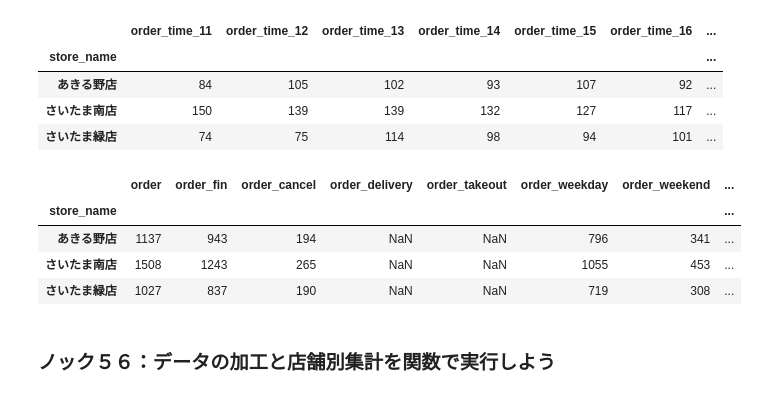
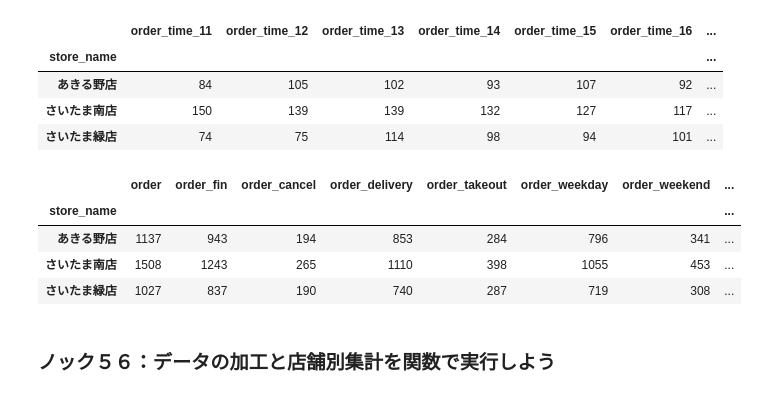
Before and after one commit to winuim/python-lm-system-100, a Jupyter notebook: chapter-6/chapter-6.ipynb, the cells around one changed output. Saved outputs shown, nothing was run; the diff lists cells and outputs as text; code cells hidden in the pictures.

```diff
--- a/chapter-6/chapter-6.ipynb
+++ b/chapter-6/chapter-6.ipynb
@@ -147,12 +147,13 @@ order_data.head(3)
 # %% [markdown]
 ### ノック５５：店舗単位に集計して変数を作成しよう
 # %%
-store_data = order_data.groupby(["store_name"]).count()[["order_id"]]
-store_f = order_data.loc[(order_data["status_name"]=="お渡し済")|(order_data["status_name"]=="お支払済")].groupby(["store_name"]).count()[["order_id"]]
-store_c = order_data.loc[order_data["status_name"]=="キャンセル"].groupby(["store_name"]).count()[["order_id"]]
-store_d = order_data.loc[order_data["status_name"]=="デリバリー"].groupby(["store_name"]).count()[["order_id"]]
-store_t = order_data.loc[order_data["status_name"]=="お持ち帰り"].groupby(["store_name"]).count()[["order_id"]]
+store_data = order_data.groupby(['store_name']).count()[['order_id']]
+store_f = order_data.loc[(order_data['status_name']=="お渡し済")|
+                         (order_data['status_name']=="お支払済")].groupby(['store_name']).count()[['order_id']]
+store_c = order_data.loc[order_data['status_name']=="キャンセル"].groupby(['store_name']).count()[['order_id']]
+store_d = order_data.loc[order_data['takeout_name']=="デリバリー"].groupby(['store_name']).count()[['order_id']]
+store_t = order_data.loc[order_data['takeout_name']=="お持ち帰り"].groupby(['store_name']).count()[['order_id']]
 
-store_weekday = order_data.loc[order_data["weekday_info"]=="平日"].groupby(["store_name"]).count()[["order_id"]]
-store_weekend = order_data.loc[order_data["weekday_info"]=="休日"].groupby(["store_name"]).count()[["order_id"]]
+store_weekday = order_data.loc[order_data['weekday_info']=="平日"].groupby(['store_name']).count()[['order_id']]
+store_weekend = order_data.loc[order_data['weekday_info']=="休日"].groupby(['store_name']).count()[['order_id']]
 # %%
@@ -171,23 +172,24 @@ store_time.head(3)
 | さいたま南店 | 150 | 139 | 139 | 132 | 127 | 117 | ... |
 | さいたま緑店 | 74 | 75 | 114 | 98 | 94 | 101 | ... |
 # %%
-store_delta = order_data.loc[(order_data["status_name"]!="キャンセル")].groupby(["store_name"]).mean()[["delta"]]
-store_data.columns = ["order"]
-store_f.columns = ["order_fin"]
-store_c.columns = ["order_cancel"]
-store_d.columns = ["order_delivery"]
-store_t.columns = ["order_takeout"]
-store_weekday.columns = ["order_weekday"]
-store_weekend.columns = ["order_weekend"]
-store_delta.columns = ["delta_avg"]
-store_data = pd.concat([store_data, store_f, store_c, store_d, store_t, store_weekday, store_weekend, store_time, store_delta], axis=1)
+store_delta = order_data.loc[(order_data['status_name']!="キャンセル")].groupby(['store_name']).mean()[['delta']]
+store_data.columns = ['order']
+store_f.columns = ['order_fin']
+store_c.columns = ['order_cancel']
+store_d.columns = ['order_delivery']
+store_t.columns = ['order_takeout']
+store_weekday.columns = ['order_weekday']
+store_weekend.columns = ['order_weekend']
+store_delta.columns = ['delta_avg']
+store_data = pd.concat([store_data, store_f, store_c, store_d, store_t,
+                        store_weekday, store_weekend, store_time, store_delta], axis=1)
 store_data.head(3)
 # %% [output]
 |  | order | order_fin | order_cancel | order_delivery | order_takeout | order_weekday | order_weekend | ... |
 | store_name |  |  |  |  |  |  |  | ... |
-| あきる野店 | 1137 | 943 | 194 | NaN | NaN | 796 | 341 | ... |
-| さいたま南店 | 1508 | 1243 | 265 | NaN | NaN | 1055 | 453 | ... |
-| さいたま緑店 | 1027 | 837 | 190 | NaN | NaN | 719 | 308 | ... |
+| あきる野店 | 1137 | 943 | 194 | 853 | 284 | 796 | 341 | ... |
+| さいたま南店 | 1508 | 1243 | 265 | 1110 | 398 | 1055 | 453 | ... |
+| さいたま緑店 | 1027 | 837 | 190 | 740 | 287 | 719 | 308 | ... |
 # %% [markdown]
 ### ノック５６：データの加工と店舗別集計を関数で実行しよう
 # %%
```
Also changed, not shown: parts of 17 cells of this notebook.
